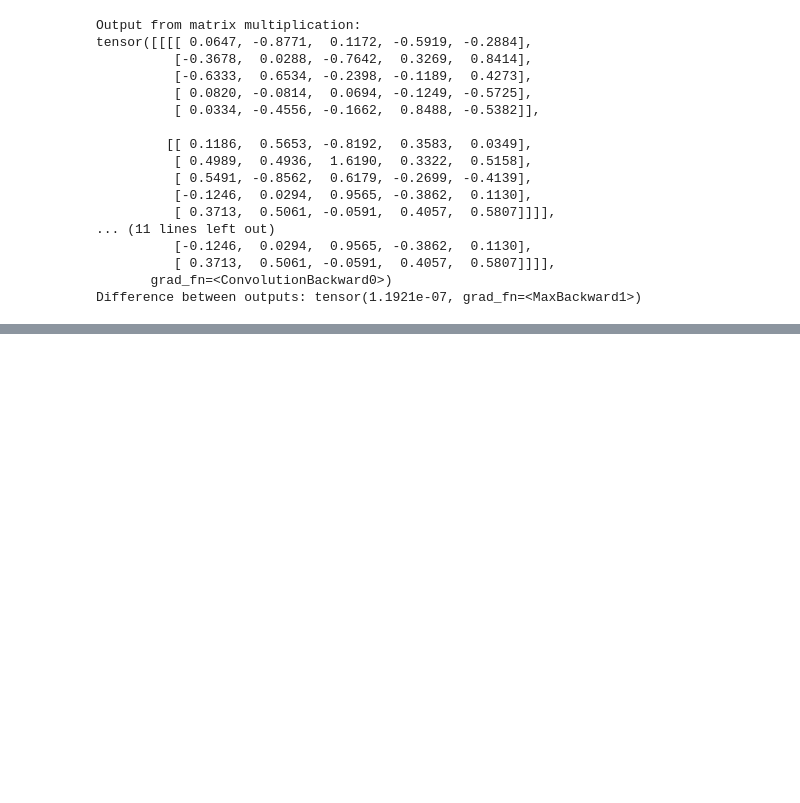
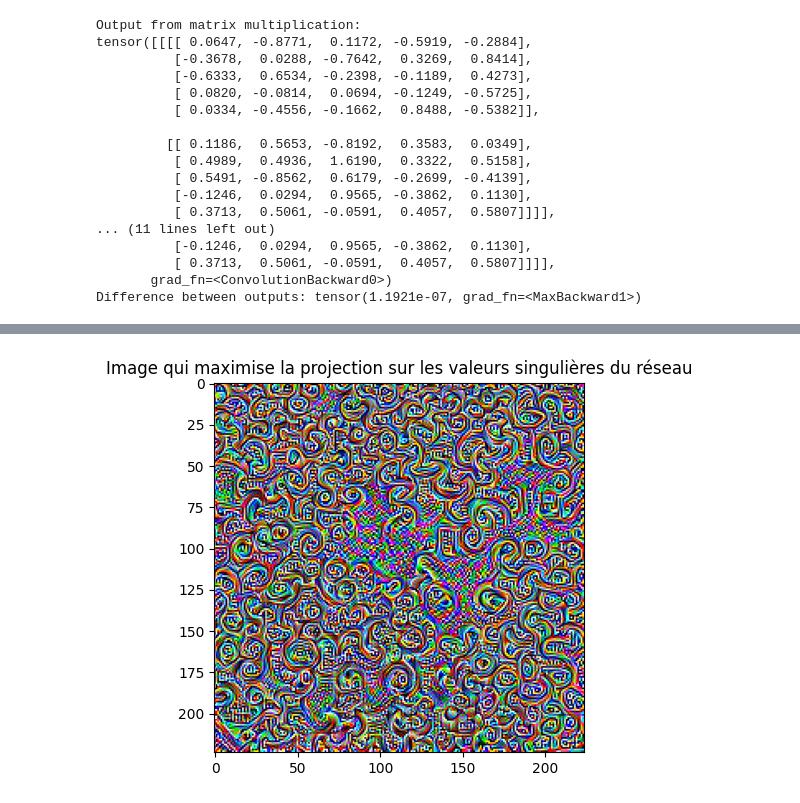
Before and after one commit to guillaume117/abstractRay, a Jupyter notebook: app/convmatmul.ipynb, the cells around one changed output, grey strips where cells are left out. Cells and saved outputs as stored; diff of their text form; code cells hidden in the pictures; blank space fills up the shorter version.

```diff
--- a/app/convmatmul.ipynb
+++ b/app/convmatmul.ipynb
@@ -203,0 +244,8 @@ Difference between outputs: tensor(3.5763e-07)
+# %%
+import torchvision.models as models
+
+model = models.vgg19(weights=models.VGG19_Weights.DEFAULT)
+input_shape = (1, 3, 224, 224
+               )
+lipschitz_const = lipschitz_constant(model, input_shape)
+print(f"Constante de Lipschitz du réseau: {lipschitz_const}")
@@ -203,0 +315,12 @@ Difference between outputs: tensor(3.5763e-07)
+# %%
+import numpy as np
+import matplotlib.pyplot as plt
+maximizing_input_np = maximizing_input.squeeze(0).detach().numpy()
+maximizing_input_np = np.transpose(maximizing_input_np, (1, 2, 0))
+
+# Afficher l'image qui maximise la sortie du réseau
+plt.imshow(maximizing_input_np)
+plt.title("Image qui maximise la projection sur les valeurs singulières du réseau")
+plt.show()
+# %% [output]
+[figure, added]
```
Also changed, not shown: parts of 7 cells of this notebook, 1 other file.
